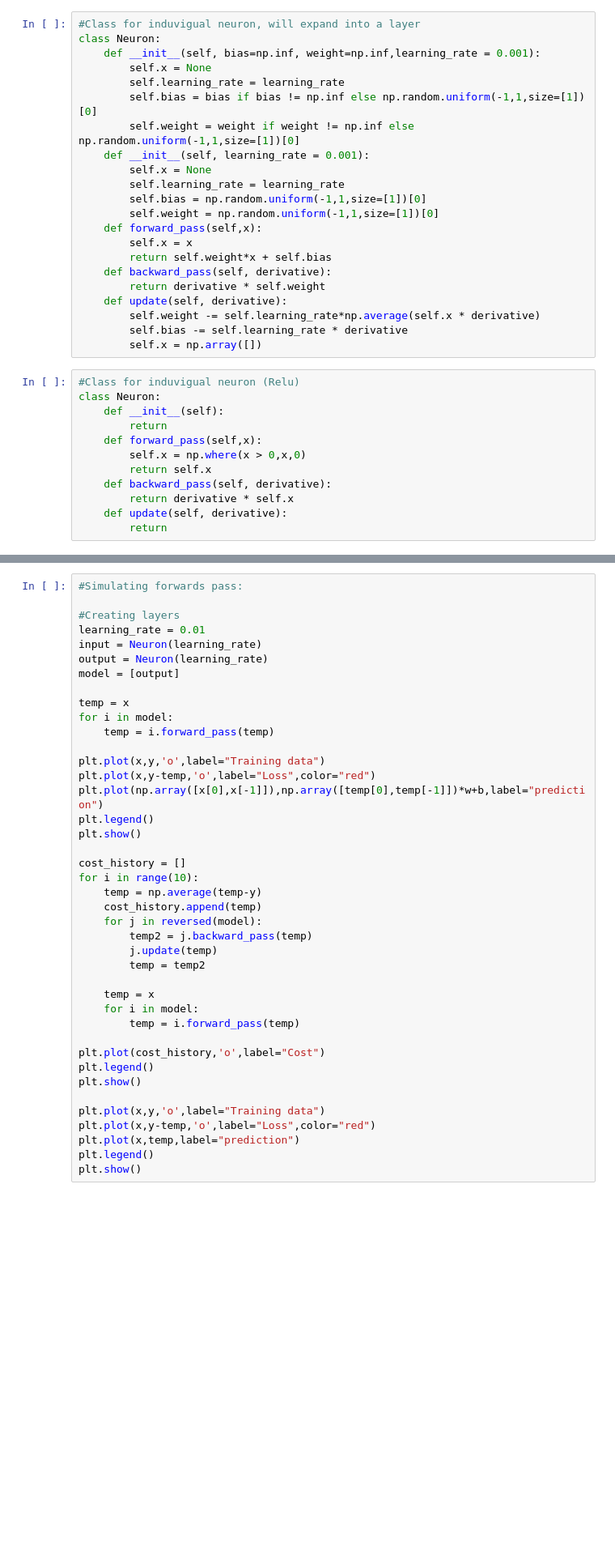
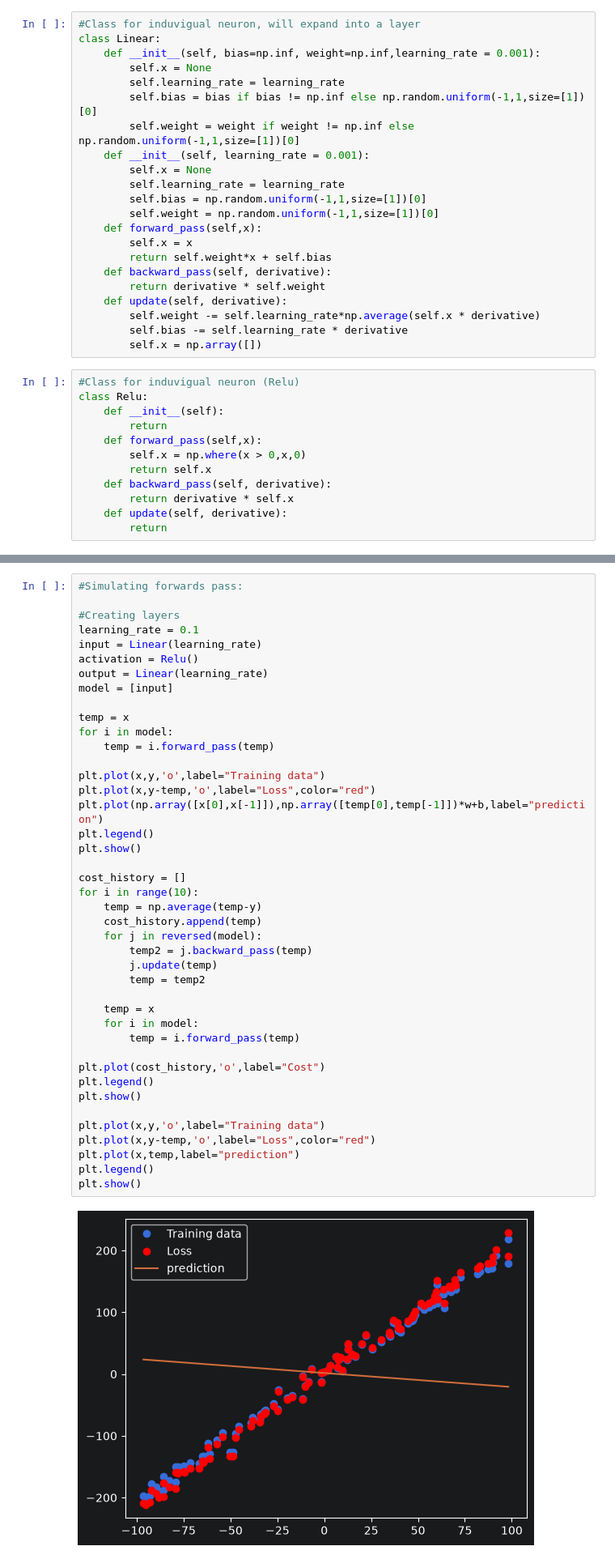
Before and after one commit to S-M-production/Reinforcement-Learning-Basics, a Jupyter notebook: notebooks/models/multi_layer_perceptron_back_propagation.ipynb, the cells around one changed output, grey strips where cells are left out. Shown at 81% size. Cells and saved outputs as stored; diff of their text form; blank space fills up the shorter version.

```diff
--- a/notebooks/models/multi_layer_perceptron_back_propagation.ipynb
+++ b/notebooks/models/multi_layer_perceptron_back_propagation.ipynb
@@ -3,7 +3,7 @@ import numpy as np
 from matplotlib import pyplot as plt
 # %%
 #Class for induvigual neuron, will expand into a layer
-class Neuron:
+class Linear:
     def __init__(self, bias=np.inf, weight=np.inf,learning_rate = 0.001):
         self.x = None
         self.learning_rate = learning_rate
@@ -25,7 +25,7 @@ class Neuron:
         self.x = np.array([])
 # %%
 #Class for induvigual neuron (Relu)
-class Neuron:
+class Relu:
     def __init__(self):
         return
     def forward_pass(self,x):
@@ -59,40 +64,43 @@ print(f"input weight: {input.weight}, input bias: {input.bias},\noutput weight:
 #Simulating forwards pass:
 
 #Creating layers
-learning_rate = 0.01
-input = Neuron(learning_rate)
-output = Neuron(learning_rate)
-model = [output]
+learning_rate = 0.1
+input = Linear(learning_rate)
+activation = Relu()
+output = Linear(learning_rate)
+model = [input]
 
 temp = x
 for i in model:
     temp = i.forward_pass(temp)
 
 plt.plot(x,y,'o',label="Training data")
 plt.plot(x,y-temp,'o',label="Loss",color="red")
 plt.plot(np.array([x[0],x[-1]]),np.array([temp[0],temp[-1]])*w+b,label="prediction")
 plt.legend()
 plt.show()
 
 cost_history = []
 for i in range(10):
     temp = np.average(temp-y)
     cost_history.append(temp)
     for j in reversed(model):
         temp2 = j.backward_pass(temp)
         j.update(temp)
         temp = temp2
 
     temp = x
     for i in model:
         temp = i.forward_pass(temp)
 
 plt.plot(cost_history,'o',label="Cost")
 plt.legend()
 plt.show()
 
 plt.plot(x,y,'o',label="Training data")
 plt.plot(x,y-temp,'o',label="Loss",color="red")
 plt.plot(x,temp,label="prediction")
 plt.legend()
 plt.show()
+# %% [output]
+[figure, added]
```
Also changed, not shown: parts of 3 cells of this notebook.
